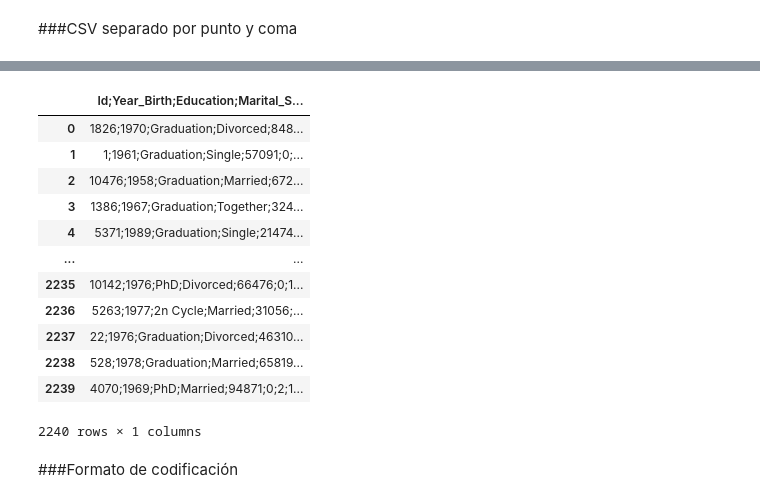
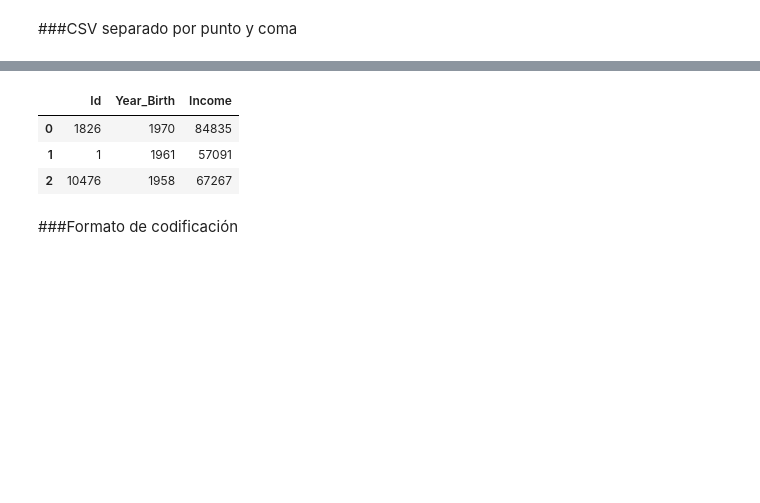
Before and after one commit to AenimaLabs/pandas_distintos_tipos_archivos, a Jupyter notebook: Pandas_tipos_de_archivos.ipynb, the cells around one changed output, grey strips where cells are left out. Drawn from its saved outputs; the diff is of its cells as text; code cells hidden in the pictures; blank space fills up the shorter version.

```diff
--- a/Pandas_tipos_de_archivos.ipynb
+++ b/Pandas_tipos_de_archivos.ipynb
@@ -61,16 +70,0 @@ CSV file imported successfully:
-# %%
-df_csv_punto_coma
-# %% [output]
-|  | Id;Year_Birth;Education;Marital_S... |
-| 0 | 1826;1970;Graduation;Divorced;848... |
-| 1 | 1;1961;Graduation;Single;57091;0;... |
-| 2 | 10476;1958;Graduation;Married;672... |
-| 3 | 1386;1967;Graduation;Together;324... |
-| 4 | 5371;1989;Graduation;Single;21474... |
-| ... | ... |
-| 2235 | 10142;1976;PhD;Divorced;66476;0;1... |
-| 2236 | 5263;1977;2n Cycle;Married;31056;... |
-| 2237 | 22;1976;Graduation;Divorced;46310... |
-| 2238 | 528;1978;Graduation;Married;65819... |
-| 2239 | 4070;1969;PhD;Married;94871;0;2;1... |
-2240 rows × 1 columns
@@ -77,3 +74,11 @@ df_csv_punto_coma
+# %%
+clientes_mercado = pd.read_csv('/content/drive/MyDrive/OracleOne/nuevo_superstore_data_punto_coma.csv')
+clientes_mercado
+# %% [output]
+|  | Id | Year_Birth | Income |
+| 0 | 1826 | 1970 | 84835 |
+| 1 | 1 | 1961 | 57091 |
+| 2 | 10476 | 1958 | 67267 |
 # %% [markdown]
 ###Formato de codificación
 # %%
```
Also changed, not shown: parts of 6 cells of this notebook.
